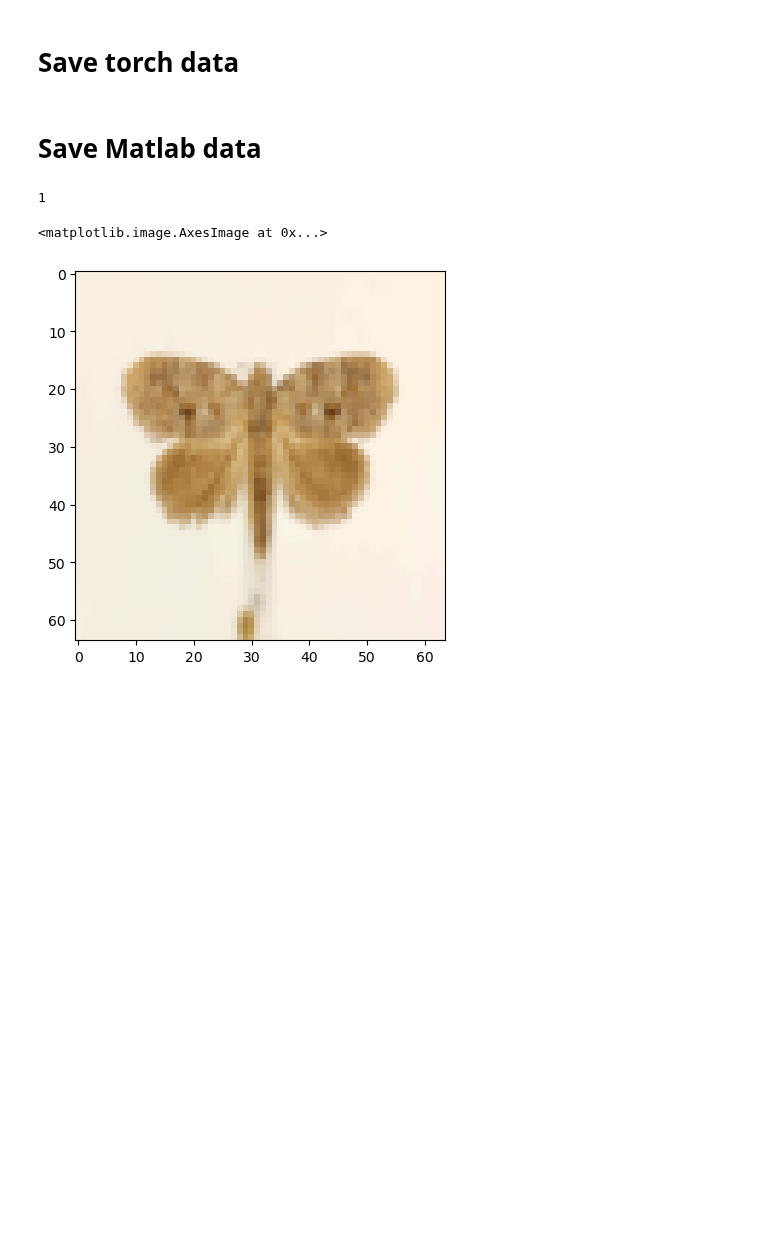
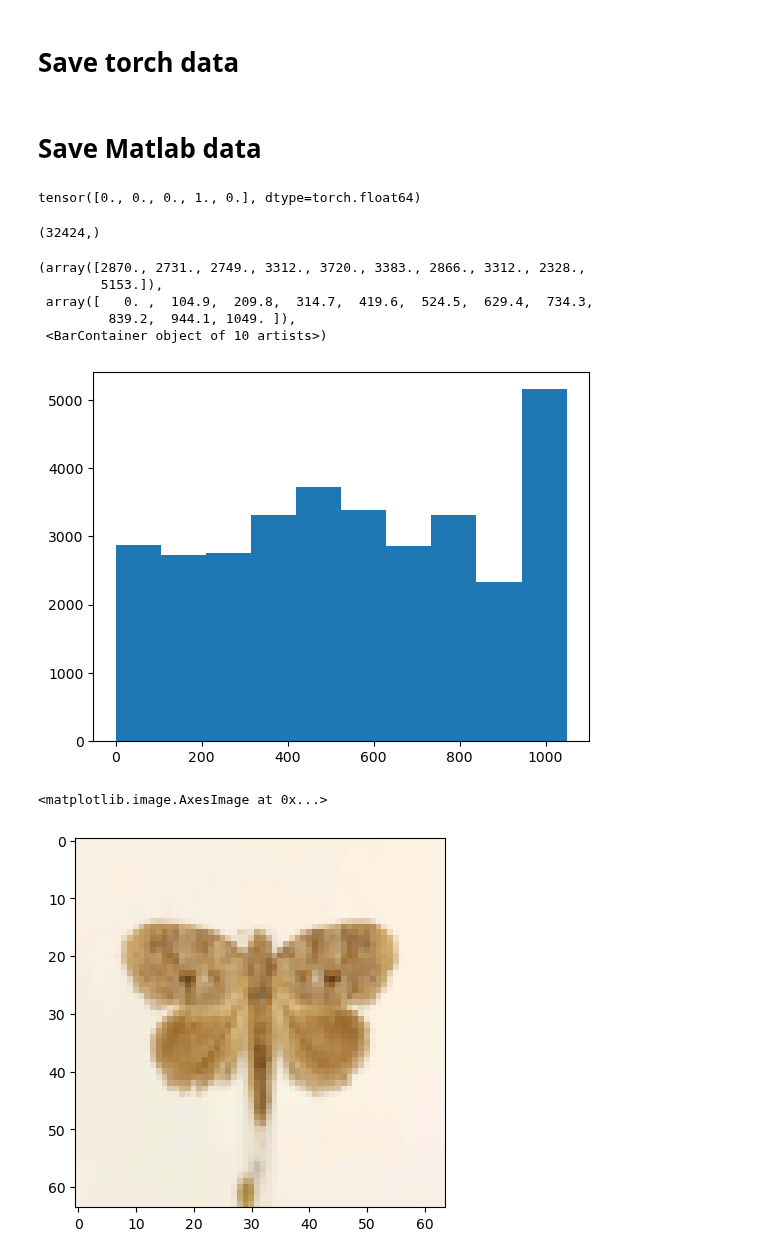
Before and after one commit to matteodegobbi/InsectClassification, a Jupyter notebook: save_tensors_dataset.ipynb, the cells around one changed output. Saved outputs shown, nothing was run; the diff lists cells and outputs as text; code cells hidden in the pictures; blank space fills up the shorter version.

```diff
--- a/save_tensors_dataset.ipynb
+++ b/save_tensors_dataset.ipynb
@@ -254,8 +266,23 @@ all_dataset['described_species_labels_train'] = np.array(list(described_species_
 all_dataset['described_species_labels_trainval'] = np.array(list(described_species_labels_trainval))+1
 savemat('matlab_dataset/insect_dataset.mat',all_dataset)
 # %%
+all_dnas[0][4]
 # %% [output]
-1
+tensor([0., 0., 0., 1., 0.], dtype=torch.float64)
+# %%
+all_labels.shape
+# %% [output]
+(32424,)
+# %%
+import matplotlib.pyplot as plt
+plt.hist(all_labels)
+# %% [output]
+(array([2870., 2731., 2749., 3312., 3720., 3383., 2866., 3312., 2328.,
+        5153.]),
+ array([   0. ,  104.9,  209.8,  314.7,  419.6,  524.5,  629.4,  734.3,
+         839.2,  944.1, 1049. ]),
+ <BarContainer object of 10 artists>)
+[figure, added]
 # %%
 ss  = torch.load("tensor_dataset/all_images.pt")
 ss[1000].std()
```
Also changed, not shown: parts of 2 cells of this notebook, 5 other files.
